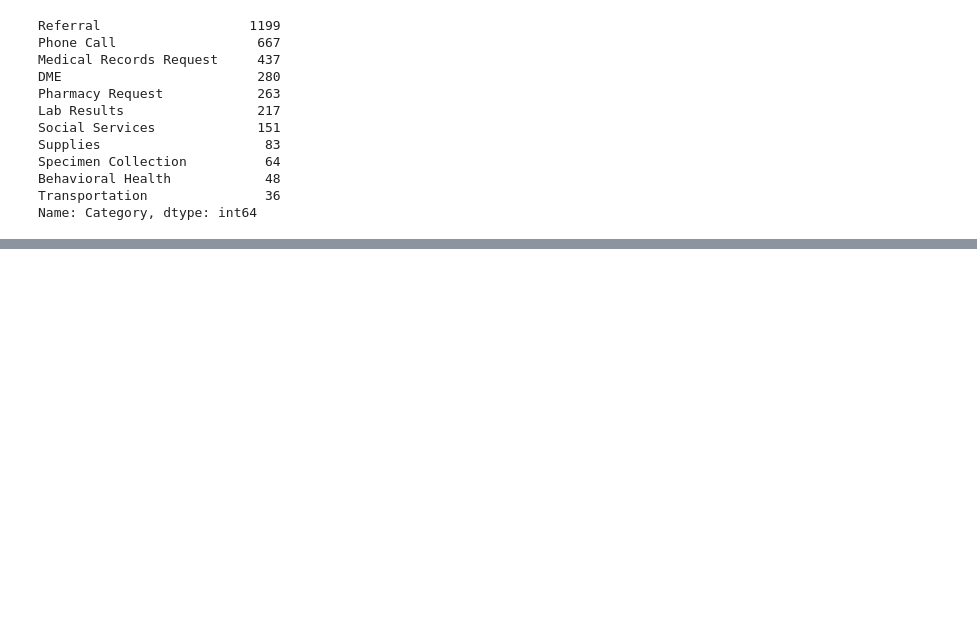
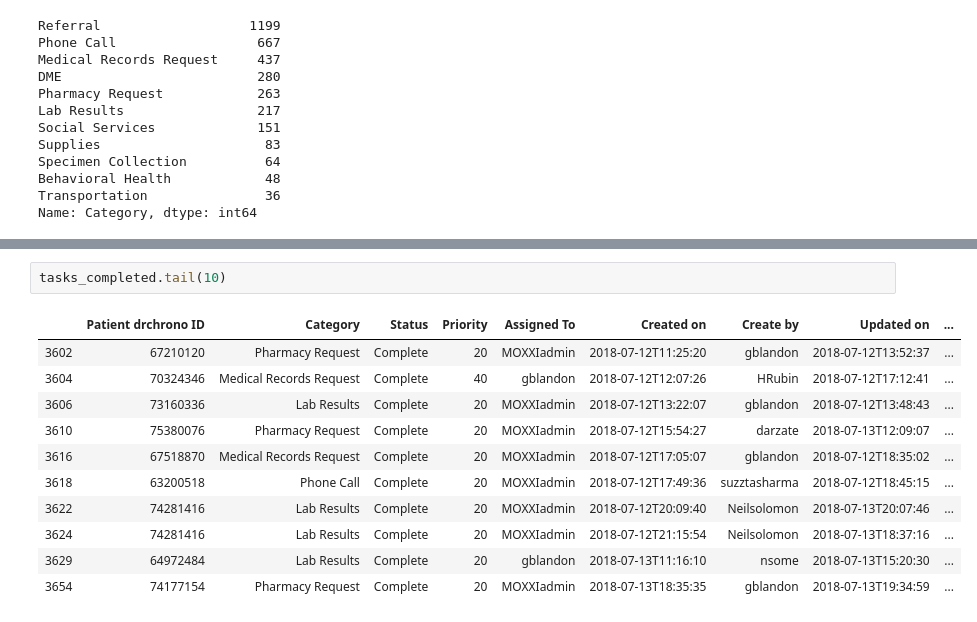
Before and after one commit to ThoaShook/Analyst_Test_Tasks, a Jupyter notebook: Analyst_Test_Tasks/Analyst_Test_Tasks.ipynb, the cells around one changed output, grey strips where cells are left out. Cells and saved outputs as stored; diff of their text form; blank space fills up the shorter version.

```diff
--- a/Analyst_Test_Tasks/Analyst_Test_Tasks.ipynb
+++ b/Analyst_Test_Tasks/Analyst_Test_Tasks.ipynb
@@ -220,0 +209,14 @@ tasks.rename(columns={'Created on':'Created_on'})
+# %%
+tasks_completed.tail(10)
+# %% [output]
+|  | Patient drchrono ID | Category | Status | Priority | Assigned To | Created on | Create by | Updated on | ... |
+| 3602 | 67210120 | Pharmacy Request | Complete | 20 | MOXXIadmin | 2018-07-12T11:25:20 | gblandon | 2018-07-12T13:52:37 | ... |
+| 3604 | 70324346 | Medical Records Request | Complete | 40 | gblandon | 2018-07-12T12:07:26 | HRubin | 2018-07-12T17:12:41 | ... |
+| 3606 | 73160336 | Lab Results | Complete | 20 | MOXXIadmin | 2018-07-12T13:22:07 | gblandon | 2018-07-12T13:48:43 | ... |
+| 3610 | 75380076 | Pharmacy Request | Complete | 20 | MOXXIadmin | 2018-07-12T15:54:27 | darzate | 2018-07-13T12:09:07 | ... |
+| 3616 | 67518870 | Medical Records Request | Complete | 20 | MOXXIadmin | 2018-07-12T17:05:07 | gblandon | 2018-07-12T18:35:02 | ... |
+| 3618 | 63200518 | Phone Call | Complete | 20 | MOXXIadmin | 2018-07-12T17:49:36 | suzztasharma | 2018-07-12T18:45:15 | ... |
+| 3622 | 74281416 | Lab Results | Complete | 20 | MOXXIadmin | 2018-07-12T20:09:40 | Neilsolomon | 2018-07-13T20:07:46 | ... |
+| 3624 | 74281416 | Lab Results | Complete | 20 | MOXXIadmin | 2018-07-12T21:15:54 | Neilsolomon | 2018-07-13T18:37:16 | ... |
+| 3629 | 64972484 | Lab Results | Complete | 20 | gblandon | 2018-07-13T11:16:10 | nsome | 2018-07-13T15:20:30 | ... |
+| 3654 | 74177154 | Pharmacy Request | Complete | 20 | MOXXIadmin | 2018-07-13T18:35:35 | gblandon | 2018-07-13T19:34:59 | ... |
```
Also changed, not shown: parts of 12 cells of this notebook.
